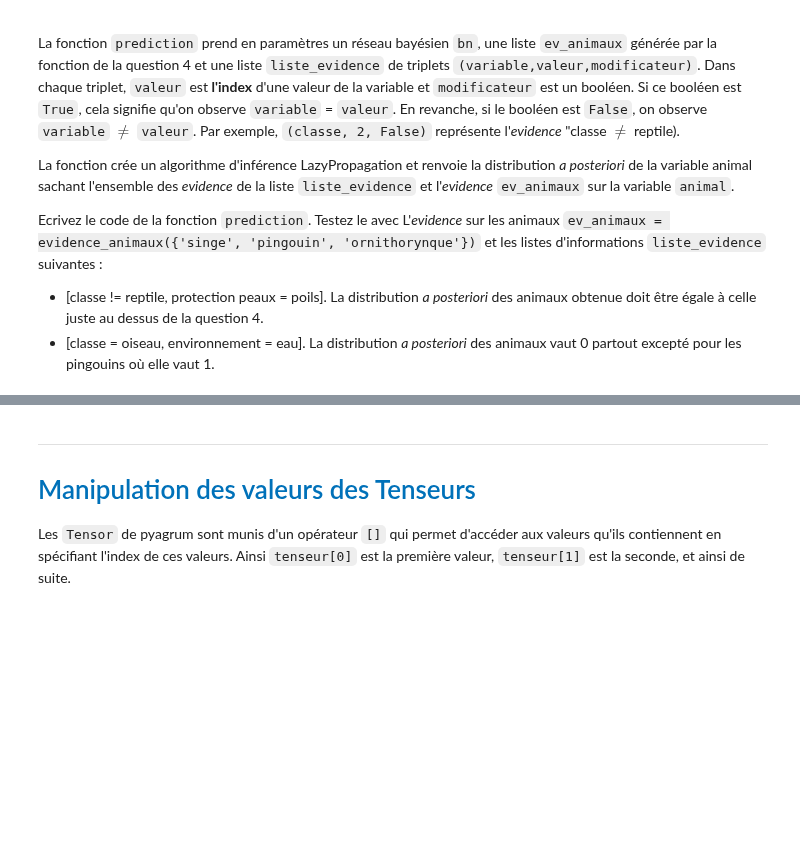
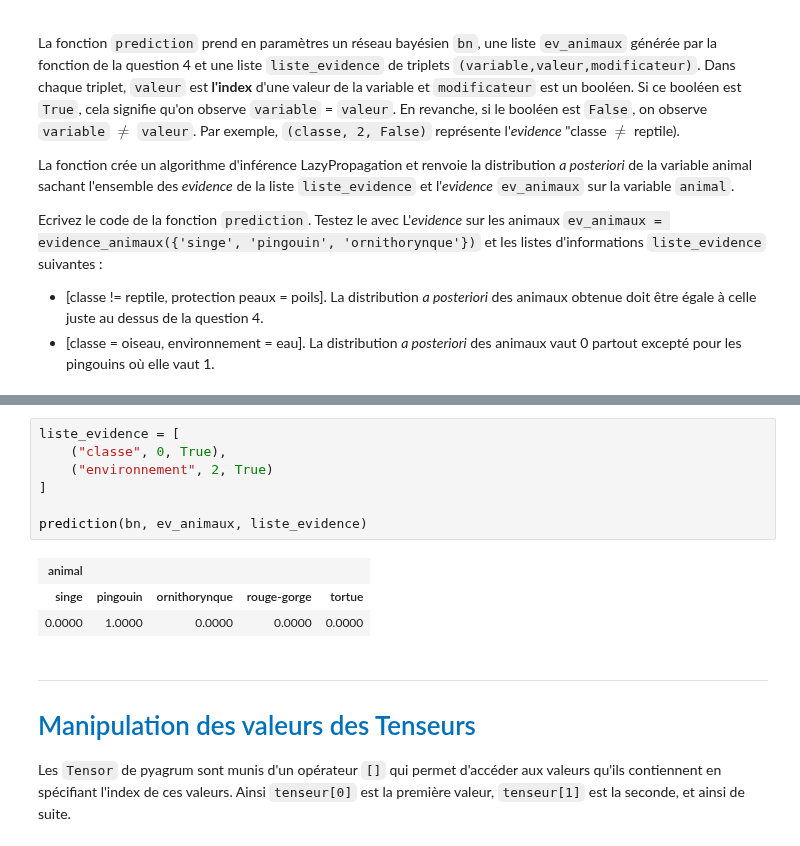
Before and after one commit to sarahmoussaoui/Reasoning-under-uncertainty-Practical-Work, a Jupyter notebook: TP1/tp1_enonce .ipynb, the cells around one changed output, grey strips where cells are left out. Drawn from its saved outputs; the diff is of its cells as text; blank space fills up the shorter version.

```diff
--- a/TP1/tp1_enonce.ipynb
+++ b/TP1/tp1_enonce .ipynb
@@ -631,3 +683,14 @@ def prediction(bn, ev_animaux, liste_evidence):
+# %%
+liste_evidence = [
+    ("classe", 0, True),
+    ("environnement", 2, True)
+]
+
+prediction(bn, ev_animaux, liste_evidence)
+# %% [output]
+| animal |  |  |  |  |
+| singe | pingouin | ornithorynque | rouge-gorge | tortue |
+| 0.0000 | 1.0000 | 0.0000 | 0.0000 | 0.0000 |
 # %% [markdown]
 <hr style="height: 3px; background-color: #0071b9;">
 <h1 style="color: #0071b9;">Manipulation des valeurs des Tenseurs</h1>
```
Also changed, not shown: parts of 37 cells of this notebook, 2 other files.
